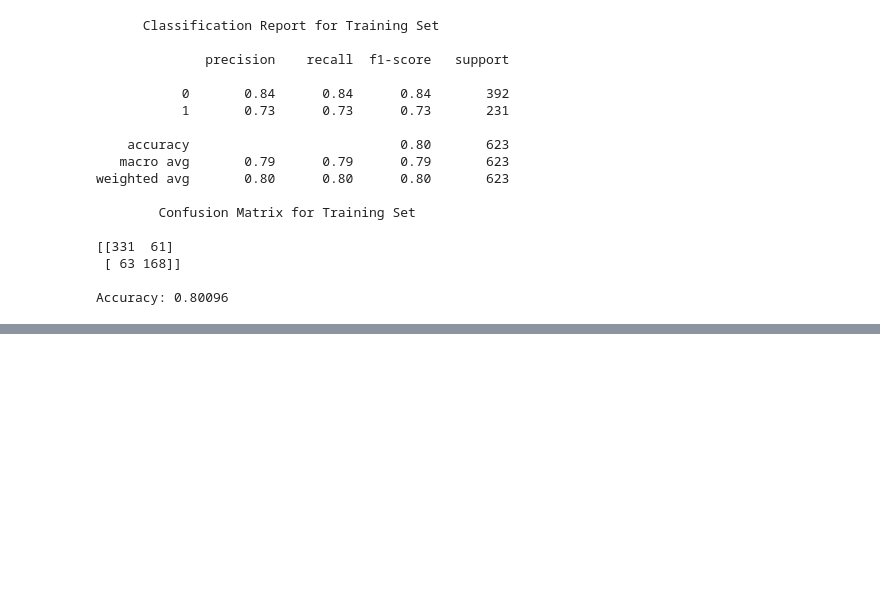
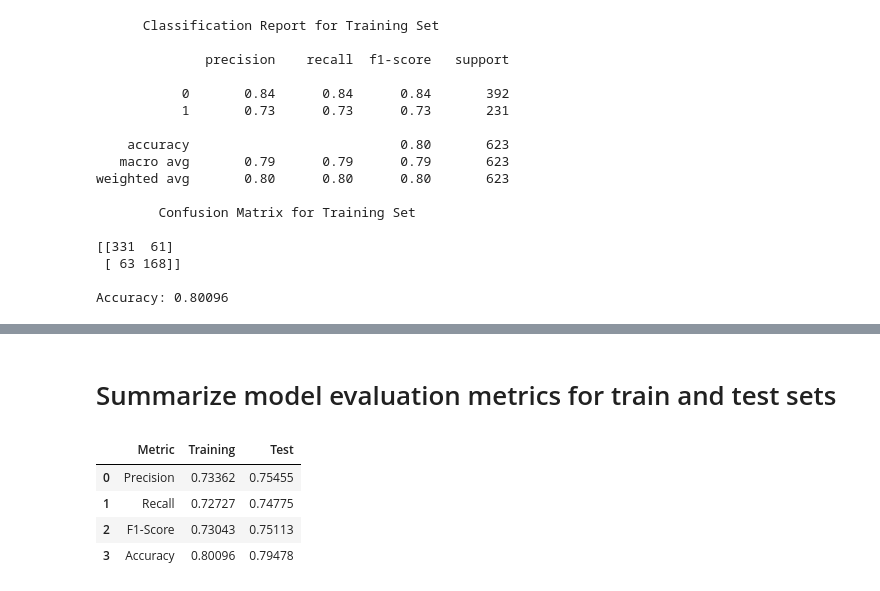
Before and after one commit to tshihab07/Titanic-Life-Prediction, a Jupyter notebook: modeling.ipynb, the cells around one changed output, grey strips where cells are left out. Cells and saved outputs as stored; diff of their text form; code cells hidden in the pictures; blank space fills up the shorter version.

Commit message:
Summarize model performance of training and test prediction

```diff
--- a/modeling.ipynb
+++ b/modeling.ipynb
@@ -206,3 +207,38 @@ weighted avg       0.79      0.79      0.79       268
  [ 28  83]]
 
 Accuracy: 0.79478
+# %% [markdown]
+# Summarize model evaluation metrics for train and test sets
+# %%
+# Calculate additional metrics for summary
+def metrics_summary(actual, pred):
+    # precision score
+    precision = precision_score(actual, pred)
+
+    # recall score
+    recall = recall_score(actual, pred)
+
+    # f1 score
+    f1 = f1_score(actual, pred)
+
+    return precision, recall, f1
+# %%
+# model performance for training set
+train_precision, train_recall, train_f1 = metrics_summary(y_train, y_train_pred)
+
+# model performance for test set
+test_precision, test_recall, test_f1 = metrics_summary(y_test, y_test_pred)
+# %%
+lr_model = pd.DataFrame({
+    'Metric': ['Precision', 'Recall', 'F1-Score', 'Accuracy'],
+    'Training': [train_precision, train_recall, train_f1, train_acc],
+    'Test': [test_precision, test_recall, test_f1, test_acc]
+}).round(5)
+# %%
+lr_model
+# %% [output]
+|  | Metric | Training | Test |
+| 0 | Precision | 0.73362 | 0.75455 |
+| 1 | Recall | 0.72727 | 0.74775 |
+| 2 | F1-Score | 0.73043 | 0.75113 |
+| 3 | Accuracy | 0.80096 | 0.79478 |
```
Also changed, not shown: parts of 2 cells of this notebook.
